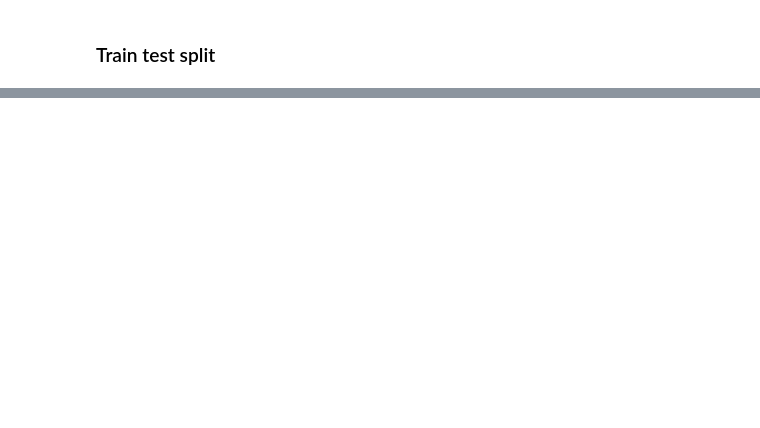
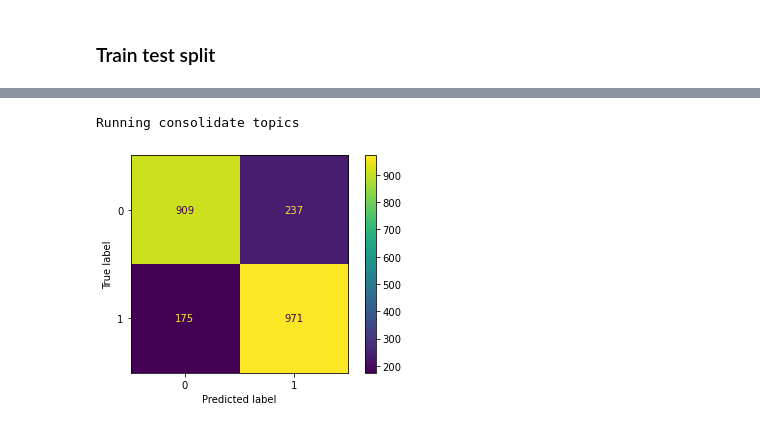
Before and after one commit to matthewlee44/reddit_subreddit_classification, a Jupyter notebook: 03_Preprocessing_and_Modeling.ipynb, the cells around one changed output, grey strips where cells are left out. Saved outputs shown, nothing was run; the diff lists cells and outputs as text; code cells hidden in the pictures; blank space fills up the shorter version.

```diff
--- a/03_Preprocessing_and_Modeling.ipynb
+++ b/03_Preprocessing_and_Modeling.ipynb
@@ -257,0 +433,31 @@ svc_params = {
+# %%
+# Instantiate pipe
+pipe_best_model = Pipeline([
+    ("consolidate", consolidate_tf),
+    ("vec", TfidfVectorizer()),
+    ("estimator", LogisticRegression(solver='liblinear'))
+])
+
+gs_params_best_model = {
+    "vec__stop_words": [None, new_stop_words],
+    "vec__min_df": [2, 5],
+    "vec__max_features": [None, 5000],
+    "vec__binary": [False, True],
+    "estimator__penalty": ["l1", "l2"],
+    "estimator__C": [0.1,1,10],
+    "estimator__max_iter": [10000]
+}
+
+# Instantiate GridSearchCV
+gs = GridSearchCV(estimator=pipe_best_model, param_grid=gs_params_best_model, n_jobs=-1)
+
+# Fit GridSearch
+gs.fit(X_train, y_train)
+# %%
+final_model = gs
+# %%
+# Plot confusion matrix
+plot_confusion_matrix(final_model, X_test, y_test);
+# %% [output]
+Running consolidate topics
+[figure, added]
```
Also changed, not shown: parts of 46 cells of this notebook, 30 other files.
